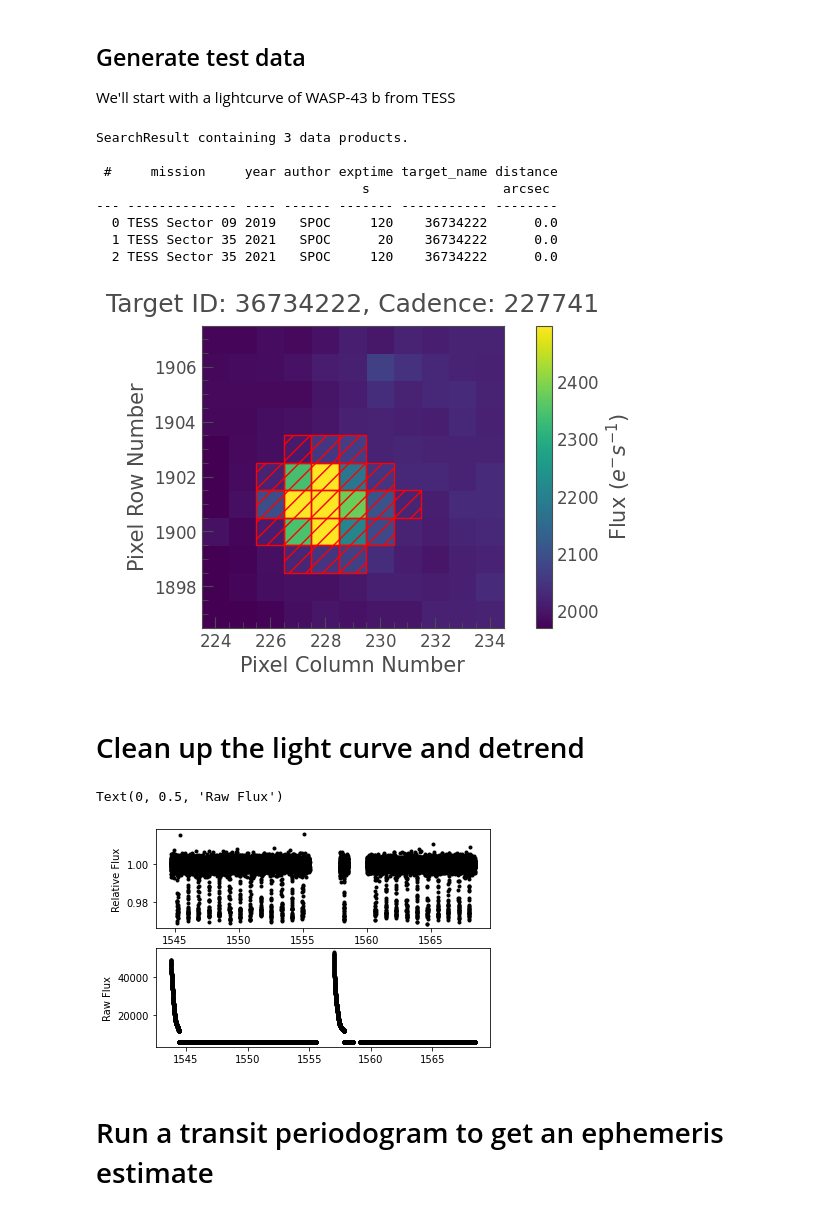
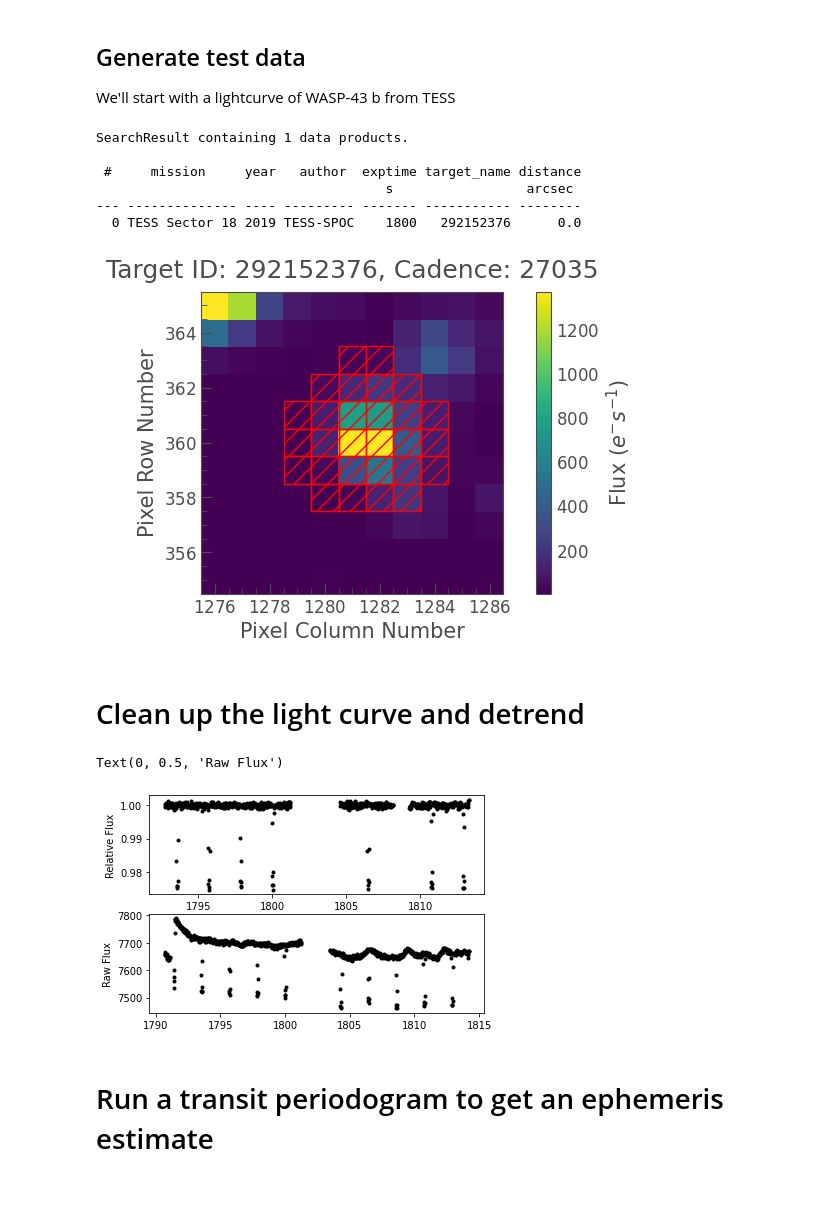
Before and after one commit to pearsonkyle/Exoplanet-Light-Curve-Analysis, a Jupyter notebook: examples/Model Comparison.ipynb, the cells around one changed output. Drawn from its saved outputs; the diff is of its cells as text; code cells hidden in the pictures.

```diff
--- a/examples/Model Comparison.ipynb
+++ b/examples/Model Comparison.ipynb
@@ -13,17 +13,15 @@ import matplotlib.pyplot as plt
 import numpy as np
 import lightkurve as lk
 
-search_result = lk.search_targetpixelfile("WASP-43 b", mission='TESS')
+search_result = lk.search_targetpixelfile("HAT-P-32 b", mission='TESS')
 print(search_result)
 # %% [output]
-SearchResult containing 3 data products.
+SearchResult containing 1 data products.
 
- #     mission     year author exptime target_name distance
-                                  s                 arcsec
---- -------------- ---- ------ ------- ----------- --------
-  0 TESS Sector 09 2019   SPOC     120    36734222      0.0
-  1 TESS Sector 35 2021   SPOC      20    36734222      0.0
-  2 TESS Sector 35 2021   SPOC     120    36734222      0.0
+ #     mission     year   author  exptime target_name distance
+                                     s                 arcsec
+--- -------------- ---- --------- ------- ----------- --------
+  0 TESS Sector 18 2019 TESS-SPOC    1800   292152376      0.0
 # %%
 from scipy.ndimage import binary_dilation
 
@@ -39,7 +37,7 @@ lc = tpf.to_lightcurve(aperture_mask=amask)
 tpf.plot(aperture_mask=amask)
 plt.show()
 # %% [output]
-[figure, old version]
+[figure, new version]
 # %% [markdown]
 # Clean up the light curve and detrend
 # %%
@@ -47,36 +45,36 @@ from wotan import flatten
 
 # remove data after gaps
 tmask = np.ones(lc.time.shape).astype(bool)
 smask = np.argsort(lc.time.value)
 dts = np.diff(lc.time.value[smask])
 dmask = dts > (1./24)     # find gaps bigger than an hour
 ndt = int(1.0/dts.mean()) # number of images in a day
-tmask[0:int(ndt)] = False # mask first day of sequence
+tmask[0:int(ndt)*2] = False # mask first day of sequence
 
 # mask data after gaps due to systematics
 for idx in np.argwhere(dmask).flatten():
     tmask[idx:idx+int(ndt)] = False
 
 # truncate arrays
 nmask = ~np.isnan(lc.flux.value)
 time = lc.time.value[tmask&nmask]
 flux = lc.flux.value[tmask&nmask]
 ferr = lc.flux.value[tmask&nmask]**0.5
 
 # remove stellar variability
 dflux, ftrend = flatten( time, flux,
-    window_length=0.75, return_trend=True, method='biweight')
+    window_length=0.5, return_trend=True, method='biweight')
 dferr = ferr/ftrend
 
 fig, ax = plt.subplots(2)
 ax[0].plot(time, dflux, 'k.')
 ax[0].set_ylabel("Relative Flux")
 
 ax[1].plot(lc.time.value, lc.flux.value, 'k.')
 ax[1].set_ylabel("Raw Flux")
 # %% [output]
 Text(0, 0.5, 'Raw Flux')
-[figure, old version]
+[figure, new version]
 # %% [markdown]
 # Run a transit periodogram to get an ephemeris estimate
 # %%
```
Also changed, not shown: parts of 9 cells of this notebook, 2 other files.
